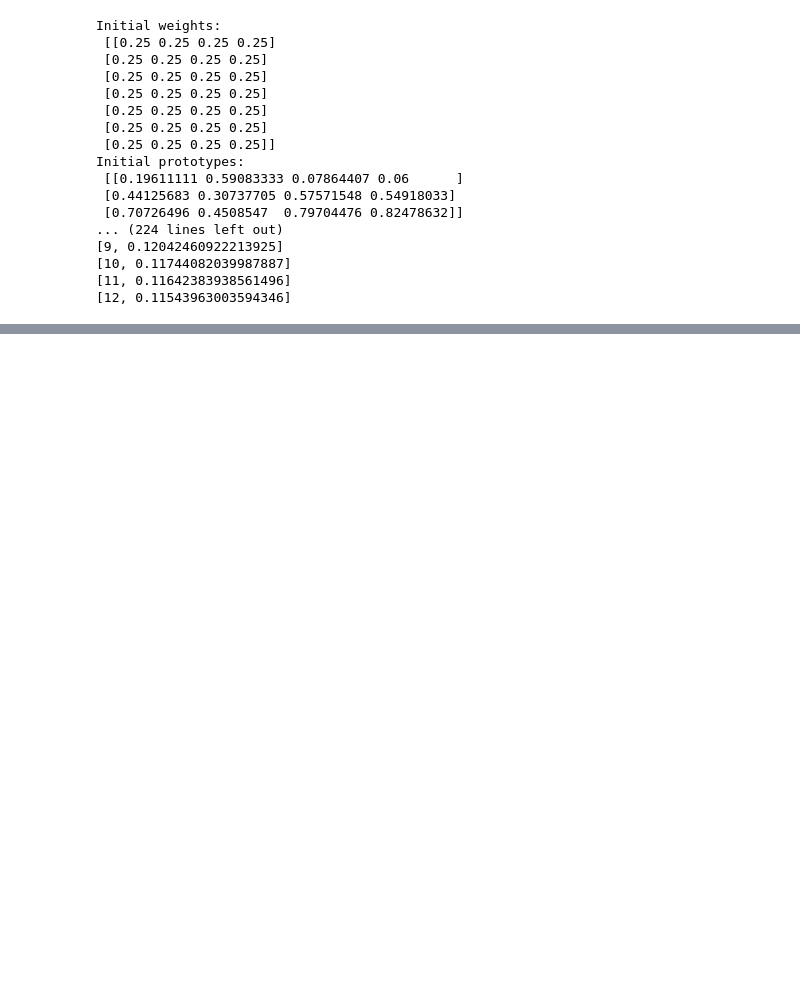
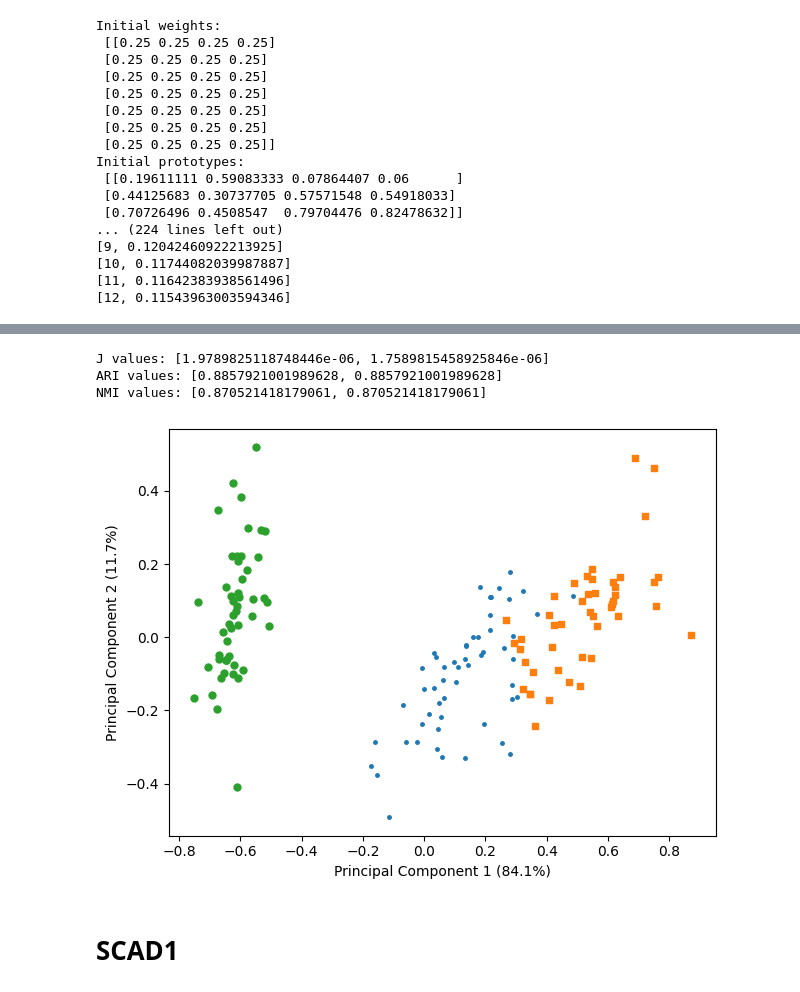
Before and after one commit to tridogithub/evclust, a Jupyter notebook: docs/internship/wecm_iris.ipynb, the cells around one changed output, grey strips where cells are left out. Saved outputs shown, nothing was run; the diff lists cells and outputs as text; code cells hidden in the pictures; blank space fills up the shorter version.

```diff
--- a/docs/internship/wecm_iris.ipynb
+++ b/docs/internship/wecm_iris.ipynb
@@ -148,0 +161,6 @@ NMI values: [0.7449573670061777, 0.7449573670061775, 0.7449573670061775, 0.74495
+# %%
+wang_models = np.array([])
+c = 3
+for i in range(2):
+    model = fcm_wang2004(X, c, w_beta=0.5, verbose=True)
+    wang_models = np.append(wang_models, model)
@@ -148,0 +184,9 @@ NMI values: [0.7449573670061777, 0.7449573670061775, 0.7449573670061775, 0.74495
+# %%
+display_results_fuzzy_partition(X, wang_models, numeric_labels)
+# %% [output]
+J values: [1.9789825118748446e-06, 1.7589815458925846e-06]
+ARI values: [0.8857921001989628, 0.8857921001989628]
+NMI values: [0.870521418179061, 0.870521418179061]
+[figure, added]
+# %% [markdown]
+# SCAD1
```
Also changed, not shown: parts of 22 cells of this notebook.
